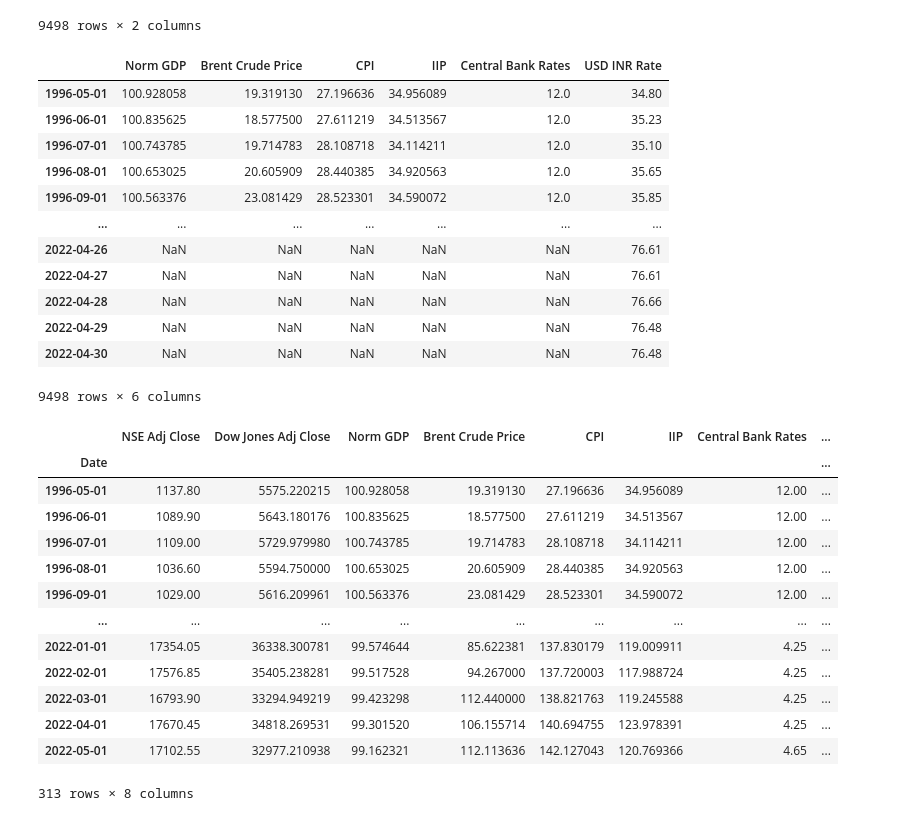
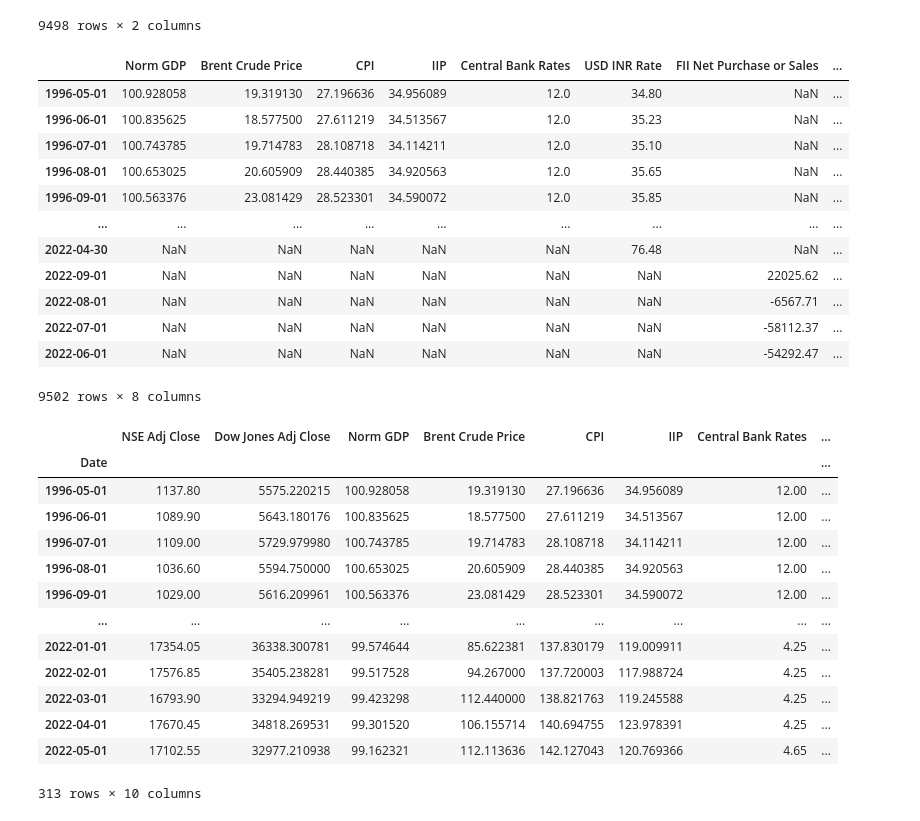
Before and after one commit to achinkumargupta/WQU-Capstone-Project-Group-14, a Jupyter notebook: notebooks/Step1/Capstone_project_Group_14_Step_1_Capturing_Input_Data.ipynb, the cells around one changed output. Drawn from its saved outputs; the diff is of its cells as text; code cells hidden in the pictures.

```diff
--- a/notebooks/Step1/Capstone_project_Group_14_Step_1_Capturing_Input_Data.ipynb
+++ b/notebooks/Step1/Capstone_project_Group_14_Step_1_Capturing_Input_Data.ipynb
@@ -106,7 +106,10 @@ indexs_data
 | 2022-05-01 | 17102.55 | 32977.210938 |
 9498 rows × 2 columns
 # %%
-
+# FII/DII Activity for NSE Index (https://www.moneycontrol.com/stocks/marketstats/fii_dii_activity/index.php)
+fii_dii_activity = pd.read_csv("./FII DII Activity.csv")
+fii_dii_all_activity = fii_dii_activity.set_index('Date')
+fii_dii_net_activity = fii_dii_all_activity[['FII Net Purchase or Sales', 'DII Net Purchase or Sales']]
 
 # Normalized GDP Data for India (https://fred.stlouisfed.org/series/INDLORSGPNOSTSAM)
 gdp_india = pdr.get_data_fred('INDLORSGPNOSTSAM',start, end)
@@ -117,47 +120,47 @@ gdp_india.rename(columns={'INDLORSGPNOSTSAM': 'Norm GDP'}, inplace=True)
 oil_data = pdr.get_data_fred('POILBREUSDM', start, end)
 oil_data.index = oil_data.index.strftime('%Y-%m-%d')
 oil_data.rename(columns={'POILBREUSDM': 'Brent Crude Price'}, inplace=True)
 
 # CPI Monthly - INDCPIALLMINMEI
 cpi_monthly = pdr.get_data_fred('INDCPIALLMINMEI',start, end)
 cpi_monthly.index = cpi_monthly.index.strftime('%Y-%m-%d')
 cpi_monthly.rename(columns={'INDCPIALLMINMEI': 'CPI'}, inplace=True)
 
 # Industrial production - INDPROINDMISMEI
 iip_monthly = pdr.get_data_fred('INDPROINDMISMEI',start, end)
 iip_monthly.index = iip_monthly.index.strftime('%Y-%m-%d')
 iip_monthly.rename(columns={'INDPROINDMISMEI': 'IIP'}, inplace=True)
 
 # Interest rates - INDIR3TIB01STM monthly or IRSTCB01INM156N Immediate monthly
 short_rates_india = pdr.get_data_fred('IRSTCB01INM156N',start, end)
 short_rates_india.index = short_rates_india.index.strftime('%Y-%m-%d')
 short_rates_india.rename(columns={'IRSTCB01INM156N': 'Central Bank Rates'}, inplace=True)
 
 # Indian Rupees to U.S. Dollar Spot Exchange Rate (DEXINUS)
 usd_inr_rates = pdr.get_data_fred('DEXINUS', start, end)
 # To accomodate for missing dates in fred data, use ffill for all missing dates
 usd_inr_rates = usd_inr_rates.reindex(idx)
 usd_inr_rates.index = usd_inr_rates.index.strftime('%Y-%m-%d')
 usd_inr_rates.rename(columns={'DEXINUS': 'USD INR Rate'}, inplace=True)
 usd_inr_rates = usd_inr_rates.fillna(method='ffill')
 
 # Merge the macro economic variables data in single data frames
-macro_data = pd.concat([gdp_india, oil_data, cpi_monthly, iip_monthly, short_rates_india, usd_inr_rates], axis = 1)#.dropna()
+macro_data = pd.concat([gdp_india, oil_data, cpi_monthly, iip_monthly, short_rates_india, usd_inr_rates, fii_dii_net_activity], axis = 1)#.dropna()
 macro_data
 # %% [output]
-|  | Norm GDP | Brent Crude Price | CPI | IIP | Central Bank Rates | USD INR Rate |
-| 1996-05-01 | 100.928058 | 19.319130 | 27.196636 | 34.956089 | 12.0 | 34.80 |
-| 1996-06-01 | 100.835625 | 18.577500 | 27.611219 | 34.513567 | 12.0 | 35.23 |
-| 1996-07-01 | 100.743785 | 19.714783 | 28.108718 | 34.114211 | 12.0 | 35.10 |
-| 1996-08-01 | 100.653025 | 20.605909 | 28.440385 | 34.920563 | 12.0 | 35.65 |
-| 1996-09-01 | 100.563376 | 23.081429 | 28.523301 | 34.590072 | 12.0 | 35.85 |
-| ... | ... | ... | ... | ... | ... | ... |
-| 2022-04-26 | NaN | NaN | NaN | NaN | NaN | 76.61 |
-| 2022-04-27 | NaN | NaN | NaN | NaN | NaN | 76.61 |
-| 2022-04-28 | NaN | NaN | NaN | NaN | NaN | 76.66 |
-| 2022-04-29 | NaN | NaN | NaN | NaN | NaN | 76.48 |
-| 2022-04-30 | NaN | NaN | NaN | NaN | NaN | 76.48 |
+|  | Norm GDP | Brent Crude Price | CPI | IIP | Central Bank Rates | USD INR Rate | FII Net Purchase or Sales | ... |
+| 1996-05-01 | 100.928058 | 19.319130 | 27.196636 | 34.956089 | 12.0 | 34.80 | NaN | ... |
+| 1996-06-01 | 100.835625 | 18.577500 | 27.611219 | 34.513567 | 12.0 | 35.23 | NaN | ... |
+| 1996-07-01 | 100.743785 | 19.714783 | 28.108718 | 34.114211 | 12.0 | 35.10 | NaN | ... |
+| 1996-08-01 | 100.653025 | 20.605909 | 28.440385 | 34.920563 | 12.0 | 35.65 | NaN | ... |
+| 1996-09-01 | 100.563376 | 23.081429 | 28.523301 | 34.590072 | 12.0 | 35.85 | NaN | ... |
+| ... | ... | ... | ... | ... | ... | ... | ... | ... |
+| 2022-04-30 | NaN | NaN | NaN | NaN | NaN | 76.48 | NaN | ... |
+| 2022-09-01 | NaN | NaN | NaN | NaN | NaN | NaN | 22025.62 | ... |
+| 2022-08-01 | NaN | NaN | NaN | NaN | NaN | NaN | -6567.71 | ... |
+| 2022-07-01 | NaN | NaN | NaN | NaN | NaN | NaN | -58112.37 | ... |
+| 2022-06-01 | NaN | NaN | NaN | NaN | NaN | NaN | -54292.47 | ... |
-9498 rows × 6 columns
+9502 rows × 8 columns
 # %%
 # Merge index data with macro data
 all_variables = pd.concat([indexs_data, macro_data], axis = 1)
@@ -186,7 +189,7 @@ all_variables
 | 2022-03-01 | 16793.90 | 33294.949219 | 99.423298 | 112.440000 | 138.821763 | 119.245588 | 4.25 | ... |
 | 2022-04-01 | 17670.45 | 34818.269531 | 99.301520 | 106.155714 | 140.694755 | 123.978391 | 4.25 | ... |
 | 2022-05-01 | 17102.55 | 32977.210938 | 99.162321 | 112.113636 | 142.127043 | 120.769366 | 4.65 | ... |
-313 rows × 8 columns
+313 rows × 10 columns
 # %%
 # Save all data to a csv for next steps (feature engineering and ML)
 all_variables.to_csv('indexs_and_macroeconomic_data.csv')
```
Also changed, not shown: parts of 10 cells of this notebook.
